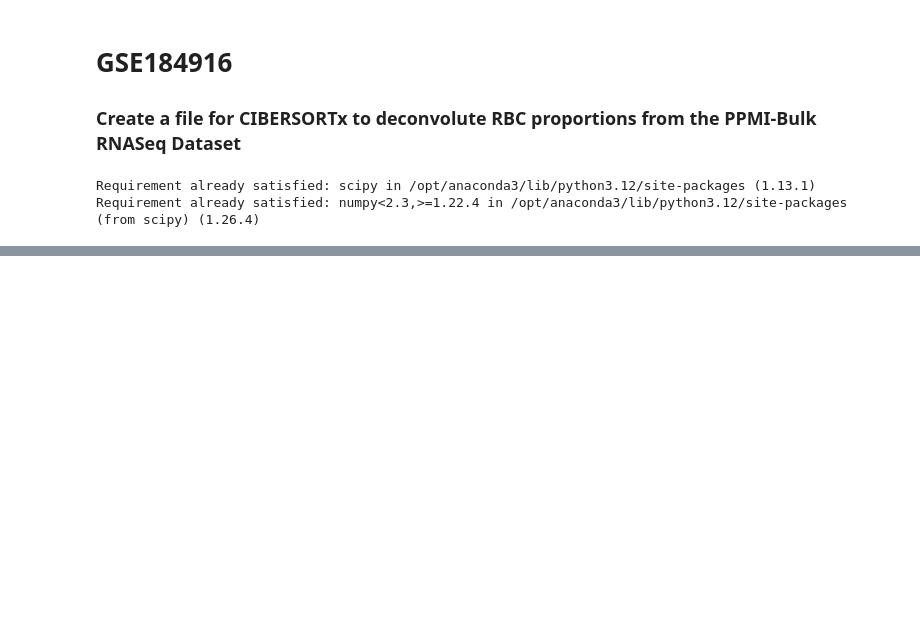
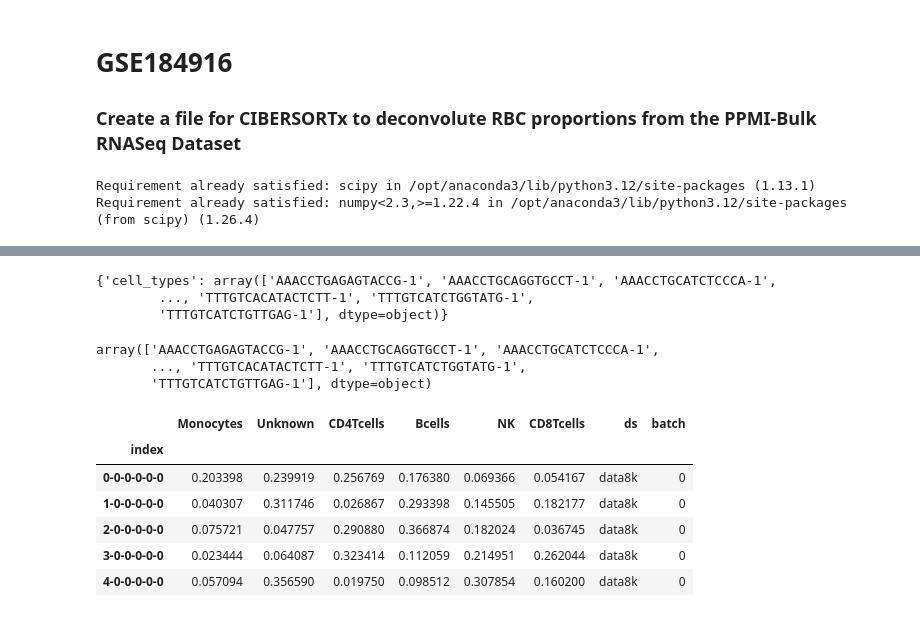
Before and after one commit to perpk/ppmi-wip, a Jupyter notebook: ppmi-wip.pre-deconvolution-scRNA-RBC.ipynb, the cells around one changed output, grey strips where cells are left out. Cells and saved outputs as stored; diff of their text form; code cells hidden in the pictures; blank space fills up the shorter version.

```diff
--- a/ppmi-wip.pre-deconvolution-scRNA-RBC.ipynb
+++ b/ppmi-wip.pre-deconvolution-scRNA-RBC.ipynb
@@ -40,0 +52,12 @@ ppmi_counts_df.iloc[:, :1000].to_csv("/Users/kpax/Documents/aep/study/MSC/lab/PP
+# %%
+adata.uns
+# %% [output]
+{'cell_types': array(['AAACCTGAGAGTACCG-1', 'AAACCTGCAGGTGCCT-1', 'AAACCTGCATCTCCCA-1',
+        ..., 'TTTGTCACATACTCTT-1', 'TTTGTCATCTGGTATG-1',
+        'TTTGTCATCTGTTGAG-1'], dtype=object)}
+# %%
+adata.uns['cell_types']
+# %% [output]
+array(['AAACCTGAGAGTACCG-1', 'AAACCTGCAGGTGCCT-1', 'AAACCTGCATCTCCCA-1',
+       ..., 'TTTGTCACATACTCTT-1', 'TTTGTCATCTGGTATG-1',
+       'TTTGTCATCTGTTGAG-1'], dtype=object)
@@ -40,0 +68,10 @@ ppmi_counts_df.iloc[:, :1000].to_csv("/Users/kpax/Documents/aep/study/MSC/lab/PP
+# %%
+pbmc_data.obs.head()
+# %% [output]
+|  | Monocytes | Unknown | CD4Tcells | Bcells | NK | CD8Tcells | ds | batch |
+| index |  |  |  |  |  |  |  |  |
+| 0-0-0-0-0-0 | 0.203398 | 0.239919 | 0.256769 | 0.176380 | 0.069366 | 0.054167 | data8k | 0 |
+| 1-0-0-0-0-0 | 0.040307 | 0.311746 | 0.026867 | 0.293398 | 0.145505 | 0.182177 | data8k | 0 |
+| 2-0-0-0-0-0 | 0.075721 | 0.047757 | 0.290880 | 0.366874 | 0.182024 | 0.036745 | data8k | 0 |
+| 3-0-0-0-0-0 | 0.023444 | 0.064087 | 0.323414 | 0.112059 | 0.214951 | 0.262044 | data8k | 0 |
+| 4-0-0-0-0-0 | 0.057094 | 0.356590 | 0.019750 | 0.098512 | 0.307854 | 0.160200 | data8k | 0 |
```
Also changed, not shown: parts of 18 cells of this notebook, 13 other files.
